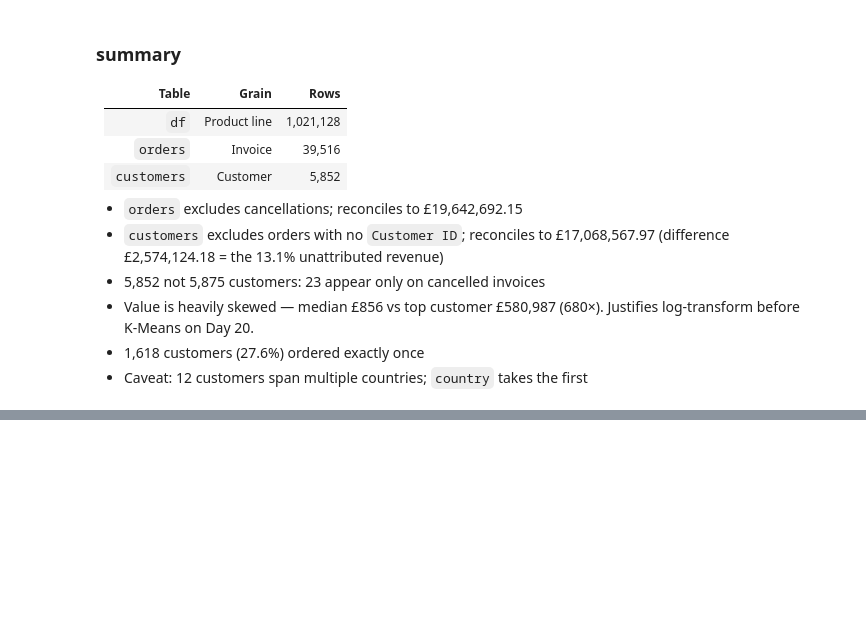
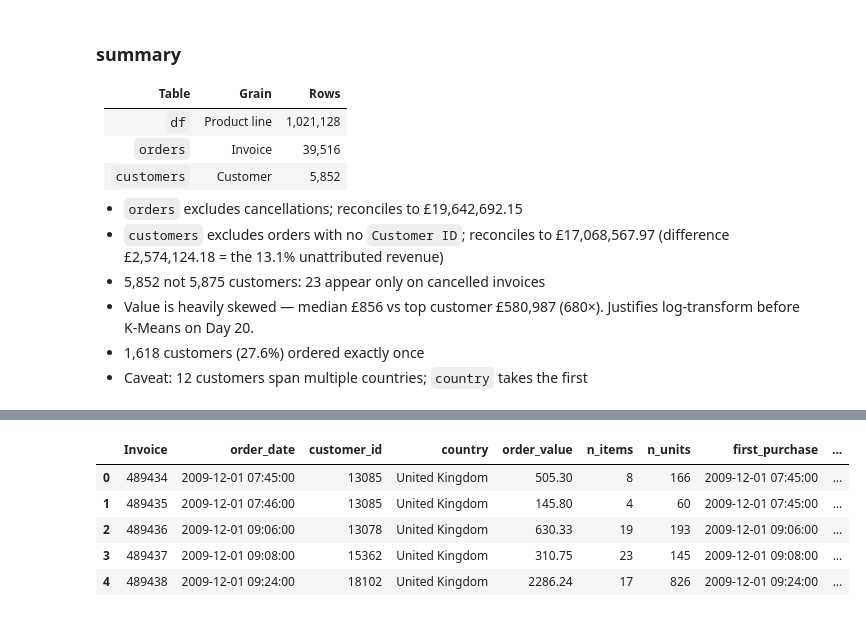
Before and after one commit to pranavsingla1207-byte/retailpulse, a Jupyter notebook: notebooks/02_feature_engineering.ipynb, the cells around one changed output, grey strips where cells are left out. Drawn from its saved outputs; the diff is of its cells as text; code cells hidden in the pictures; blank space fills up the shorter version.

Commit message:
Add cohort columns, RFM base table, and save feature tables
Co-Authored-By: Claude <noreply@anthropic.com>

```diff
--- a/notebooks/02_feature_engineering.ipynb
+++ b/notebooks/02_feature_engineering.ipynb
@@ -213,0 +224,17 @@ np.float64(17068567.97)
+# %%
+customers["cohort_month"] = customers["first_purchase"].dt.to_period("M").astype(str)
+
+cohorts = orders.dropna(subset=["customer_id"]).merge(
+    customers[["customer_id", "first_purchase", "cohort_month"]],
+    on="customer_id",
+    how="left",
+)
+
+cohorts["order_month"] = cohorts["order_date"].dt.to_period("M").astype(str)
+
+cohorts["cohort_index"] = (
+    (cohorts["order_date"].dt.year - cohorts["first_purchase"].dt.year) * 12
+    + (cohorts["order_date"].dt.month - cohorts["first_purchase"].dt.month)
+)
+
+cohorts.shape
@@ -213,0 +257,9 @@ np.float64(17068567.97)
+# %%
+cohorts.head()
+# %% [output]
+|  | Invoice | order_date | customer_id | country | order_value | n_items | n_units | first_purchase | ... |
+| 0 | 489434 | 2009-12-01 07:45:00 | 13085 | United Kingdom | 505.30 | 8 | 166 | 2009-12-01 07:45:00 | ... |
+| 1 | 489435 | 2009-12-01 07:46:00 | 13085 | United Kingdom | 145.80 | 4 | 60 | 2009-12-01 07:45:00 | ... |
+| 2 | 489436 | 2009-12-01 09:06:00 | 13078 | United Kingdom | 630.33 | 19 | 193 | 2009-12-01 09:06:00 | ... |
+| 3 | 489437 | 2009-12-01 09:08:00 | 15362 | United Kingdom | 310.75 | 23 | 145 | 2009-12-01 09:08:00 | ... |
+| 4 | 489438 | 2009-12-01 09:24:00 | 18102 | United Kingdom | 2286.24 | 17 | 826 | 2009-12-01 09:24:00 | ... |
```
Also changed, not shown: parts of 15 cells of this notebook.
